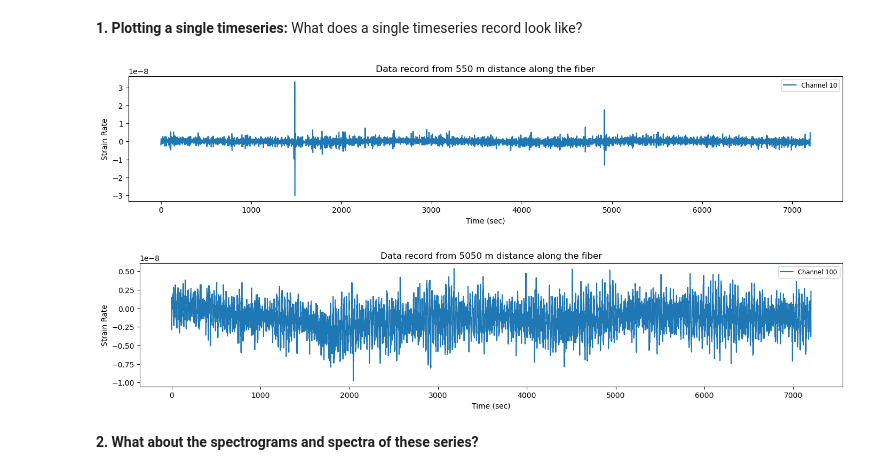
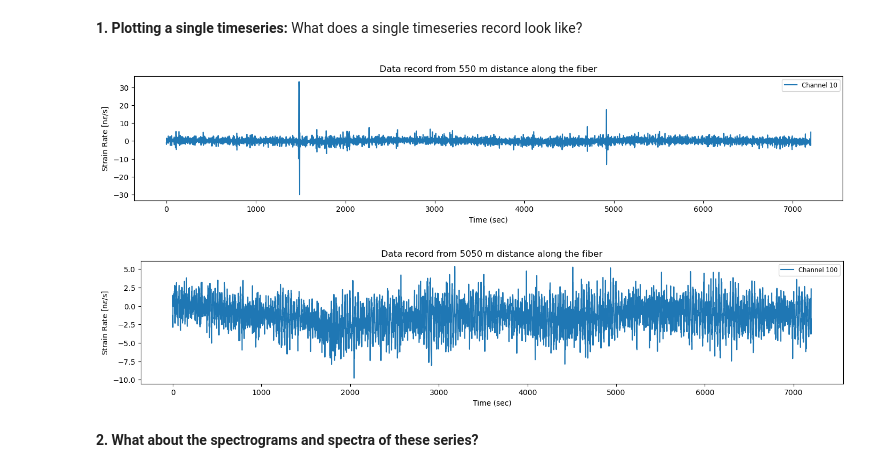
Before and after one commit to ippolyte/ocean-das-training, a Jupyter notebook: SUBMERSE_HCMR.ipynb, the cells around one changed output. Drawn from its saved outputs; the diff is of its cells as text; code cells hidden in the pictures.

```diff
--- a/SUBMERSE_HCMR.ipynb
+++ b/SUBMERSE_HCMR.ipynb
@@ -101,28 +121,28 @@ What does a single timeseries record look like?
 # %%
 # Function which plots a single timeseries out of a pandas dataframe
 def single_timeseries(ChannelNo):
     '''Functions plots a single time series from
     a pandas dataframe
     Takes 1 input a channel number
     '''
     offset = 50 # removed first 10 channels from original file
     distance_along_fiber = offset + ChannelNo*50
     fig = plt.figure(2,figsize=(17,3),clear=True);
-    plt.plot(dset[:,ChannelNo],label=f'Channel {ChannelNo}')
+    plt.plot(dset[:,ChannelNo]*1e9,label=f'Channel {ChannelNo}')
     # Create the legend once, after all plots are added
     # Matplotlib will automatically collect all 'label' arguments from the plt.plot calls
     plt.legend(loc='best', fontsize='small', ncol=2) # 'best' tries to find an optimal spot, ncol can help with many labels
     plt.title(f'Data record from {distance_along_fiber} m distance along the fiber' )
     plt.xlabel('Time (sec)')
-    plt.ylabel('Strain Rate')
+    plt.ylabel(r'Strain Rate [n$\epsilon$/s]')
     ## plt.savefig(f'raw_concat_1hour_channel{a}{mytext}.png')
     ## plt.close(fig) # to save memory
     plt.show()
 single_timeseries(10)
 single_timeseries(100)
 # %% [output]
-[figure, old version]
+[figure, new version]
-[figure, old version]
+[figure, new version]
 # %% [markdown]
 __2. What about the spectrograms and spectra of these series?__
 # %%
```
Also changed, not shown: parts of 8 cells of this notebook.
